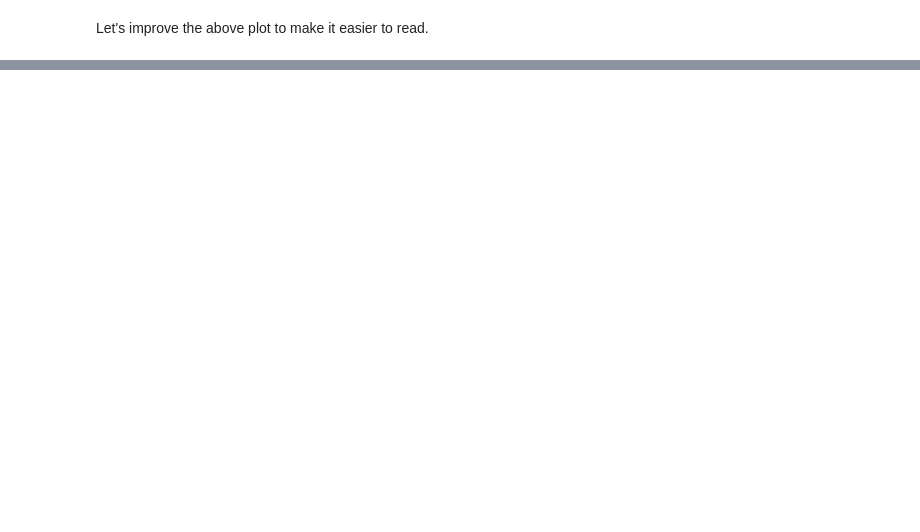
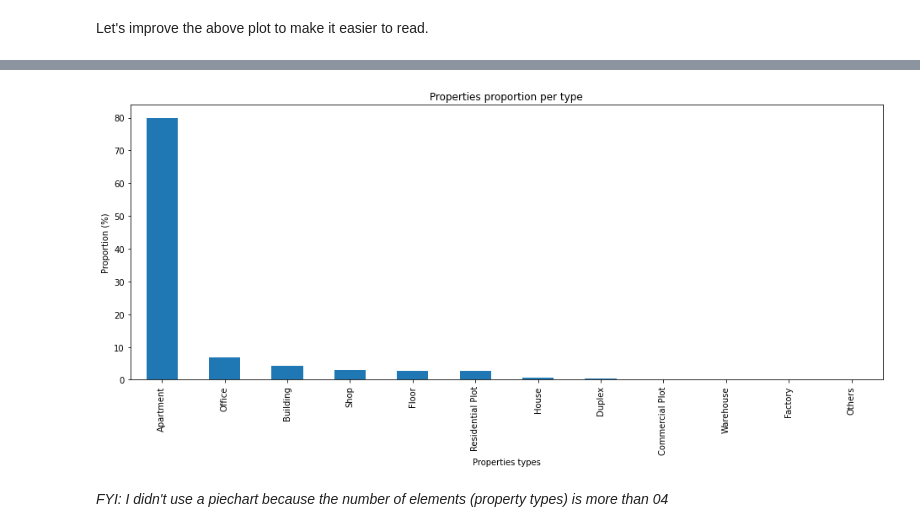
Before and after one commit to OmdenaAI/dhaka-bangladesh-real-estate-recommendation, a Jupyter notebook: src/tasks/task-3-exploratory-data-analysis/EDA - real estate market in Bangladesh.ipynb, the cells around one changed output, grey strips where cells are left out. Drawn from its saved outputs; the diff is of its cells as text; code cells hidden in the pictures; blank space fills up the shorter version.

```diff
--- a/src/tasks/task-3-exploratory-data-analysis/EDA - real estate market in Bangladesh.ipynb
+++ b/src/tasks/task-3-exploratory-data-analysis/EDA - real estate market in Bangladesh.ipynb
@@ -245,0 +318,4 @@ plt.title("Properties count per city");
+# %%
+# Proportion of each type of property
+properties_per_type_prop = properties_per_type_count/df.shape[0]*100
+properties_per_type_prop
@@ -245,0 +336,11 @@ plt.title("Properties count per city");
+# %%
+# Plotting the proportion of each type of property
+properties_per_type_prop.plot(kind="bar", figsize=(16,6))
+
+plt.xlabel("Properties types")
+plt.ylabel("Proportion (%)")
+plt.title("Properties proportion per type");
+# %% [output]
+[figure, added]
+# %% [markdown]
+*FYI: I didn't use a piechart because the number of elements (property types) is more than 04*
```
Also changed, not shown: parts of 16 cells of this notebook.
